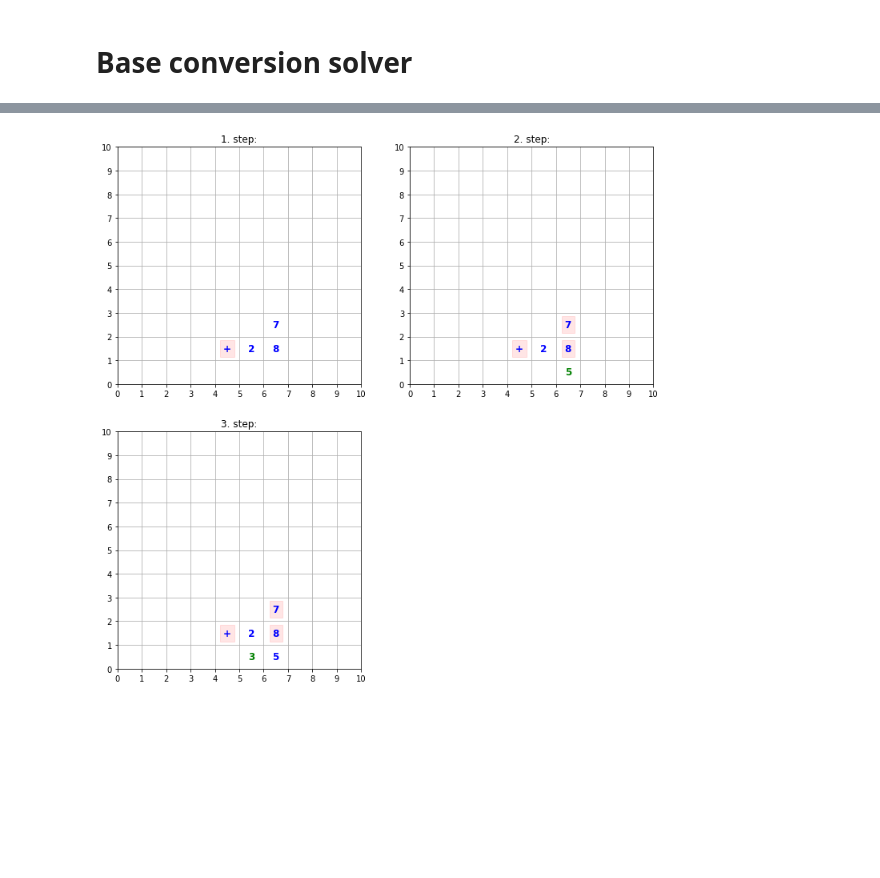
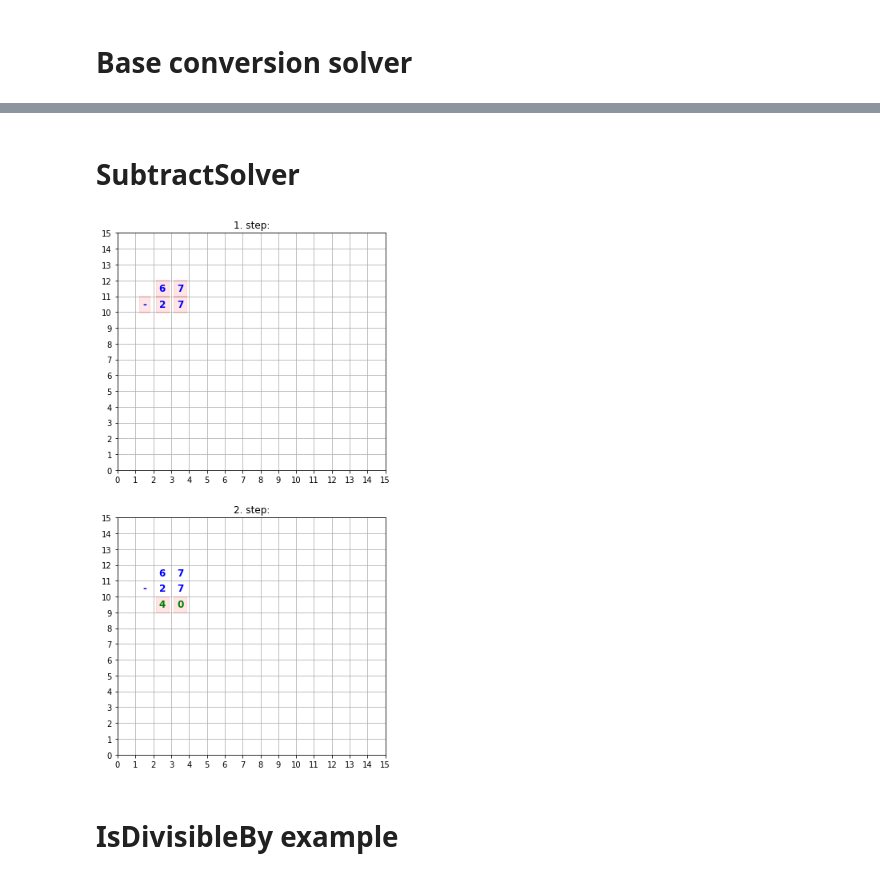
Before and after one commit to csadrian/arithmetics_on_paper, a Jupyter notebook: examples.ipynb, the cells around one changed output, grey strips where cells are left out. Drawn from its saved outputs; the diff is of its cells as text; code cells hidden in the pictures; blank space fills up the shorter version.

```diff
--- a/examples.ipynb
+++ b/examples.ipynb
@@ -79,9 +73,12 @@ solve_prime(67)
-# %%
-def add_solver_example():
-    add_solutions = generator(Solver_=AddSolver,
-                              Problem_=HardAdditionProblem,
-                             N=1)
-    plot_steps(add_solutions[-1], ncols=2)
-add_solver_example()
-# %% [output]
-[figure, removed]
+# %% [markdown]
+# SubtractSolver
+# %%
+def sub_solver_gen(a=67, b=27):
+    res = next(iter(SubtractSolver(15).generator(add_problem_generator(a,b))))
+    plot_steps(res)
+# %%
+sub_solver_gen()
+# %% [output]
+[figure, added]
+# %% [markdown]
+# IsDivisibleBy example
```
Also changed, not shown: parts of 8 cells of this notebook, 1 other file.
